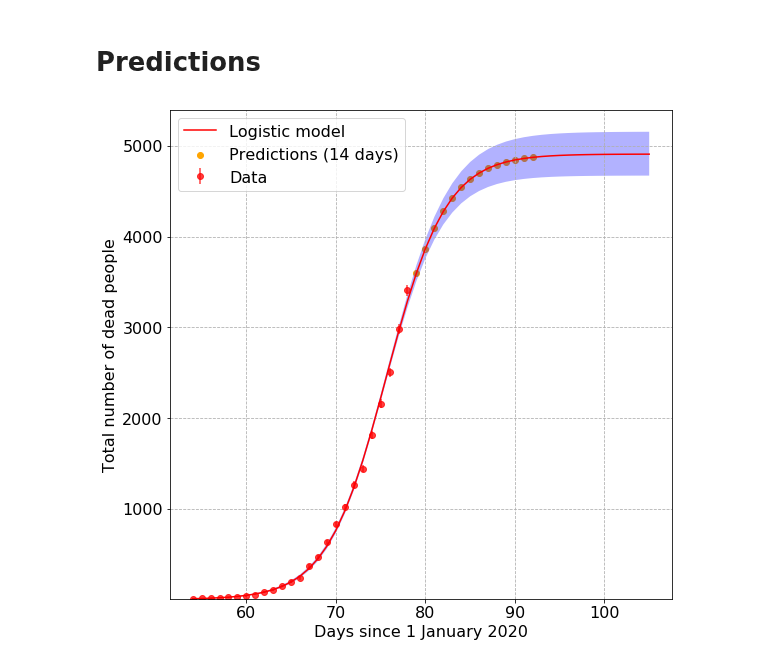
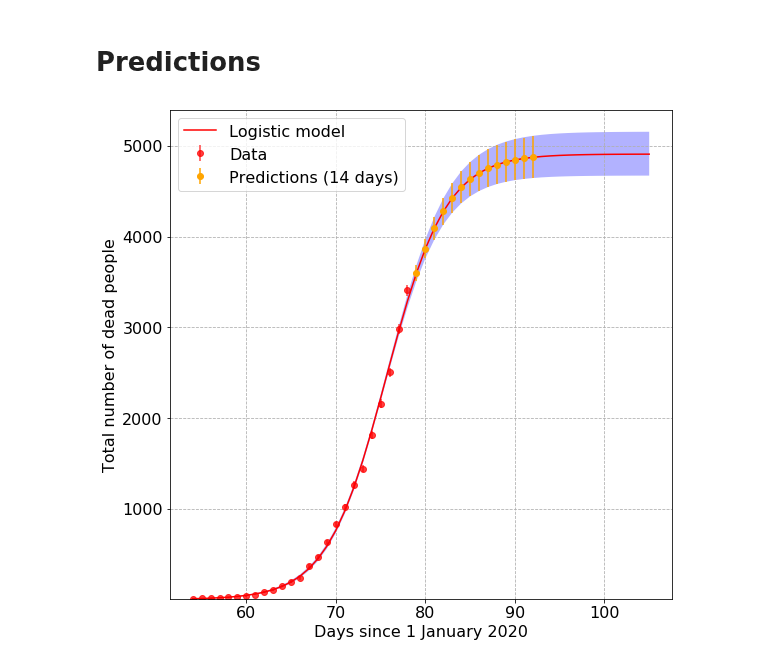
Before and after one commit to albortros/COVID-19, a Jupyter notebook: model-Logistic/model-logistic_Total_Deaths.ipynb, the cells around one changed output. Saved outputs shown, nothing was run; the diff lists cells and outputs as text; code cells hidden in the pictures.

```diff
--- a/model-Logistic/model-logistic_Total_Deaths.ipynb
+++ b/model-Logistic/model-logistic_Total_Deaths.ipynb
@@ -182,23 +182,27 @@ plt.show()
 # %% [markdown]
 # Predictions
 # %%
+# Predictions
 NumberOfDaysPredicted=14
 Xpredicted=[ii+max(x) for ii in range(1,NumberOfDaysPredicted+1)]
 Ypredicted=[logistic(ii,Par) for ii in Xpredicted]
+Ymin=[logistic(i,ParMAX) for i in xTOT]
+Ymax=[logistic(i,ParMIN) for i in xTOT]
+YPERR=[np.absolute(logistic(i,ParMAX)-logistic(i,ParMIN))/2. for i in Xpredicted]
 # %%
 #Plot with predictions
 plt.figure('Predictions')
 # plt.scatter(x,y,label="Real data",color="red",linestyle="None")
 plt.errorbar(x, y, yerr=YERR, fmt='o',color="red", alpha=0.75,label="Data" )
-plt.scatter(Xpredicted, Ypredicted, color='orange', alpha=1,label="Predictions ({} days)".format(NumberOfDaysPredicted) )
+plt.errorbar(Xpredicted,Ypredicted, yerr=YPERR, fmt='o',color="orange", alpha=1,label="Predictions ({} days)".format(NumberOfDaysPredicted) )
 # Predicted logistic curve
 plt.fill_between(x+pred_x, [logistic_model(i,fitMAX[0][0],fitMAX[0][1],fitMAX[0][2]) for i in x+pred_x],[logistic_model(i,fitMIN[0][0],fitMIN[0][1],fitMIN[0][2]) for i in x+pred_x],facecolor='blue', alpha = 0.3 )
 plt.plot(x+pred_x, [logistic_model(i,fit[0][0],fit[0][1],fit[0][2]) for i in x+pred_x], 'r',label="Logistic model" )
 plt.legend()
 plt.xlabel("Days since 1 January 2020")
 plt.ylabel("Total number of dead people")
 plt.ylim((min(y)*0.9,Par[2]*1.1))
 plt.grid(linestyle='--',which='both')
 plt.show()
 # %% [output]
-[figure, old version]
+[figure, new version]
```
Also changed, not shown: 3 other files.
